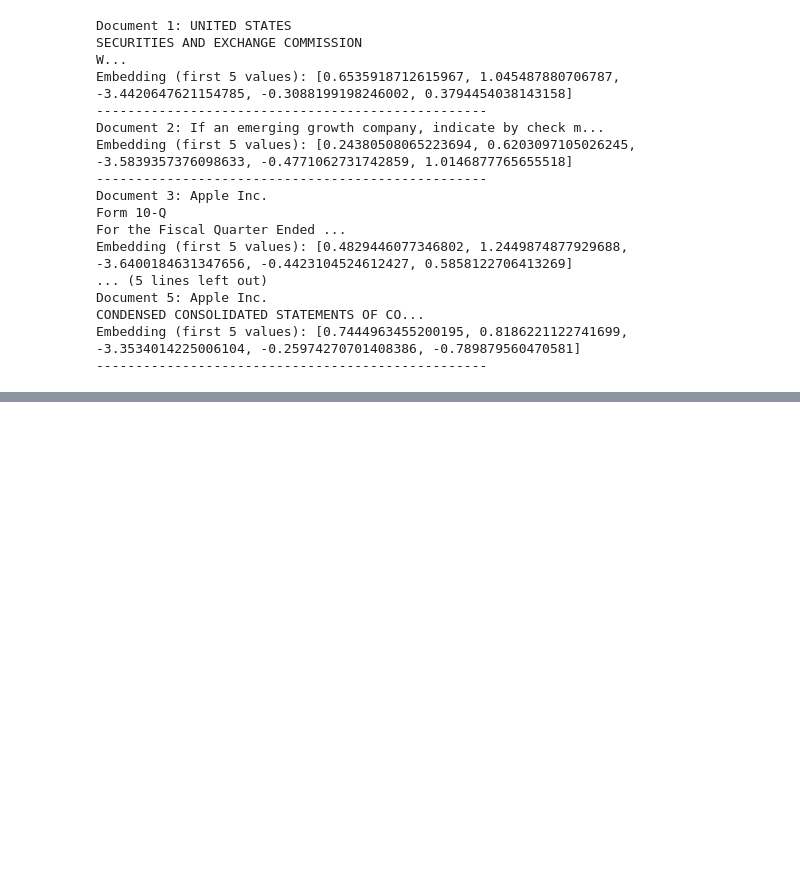
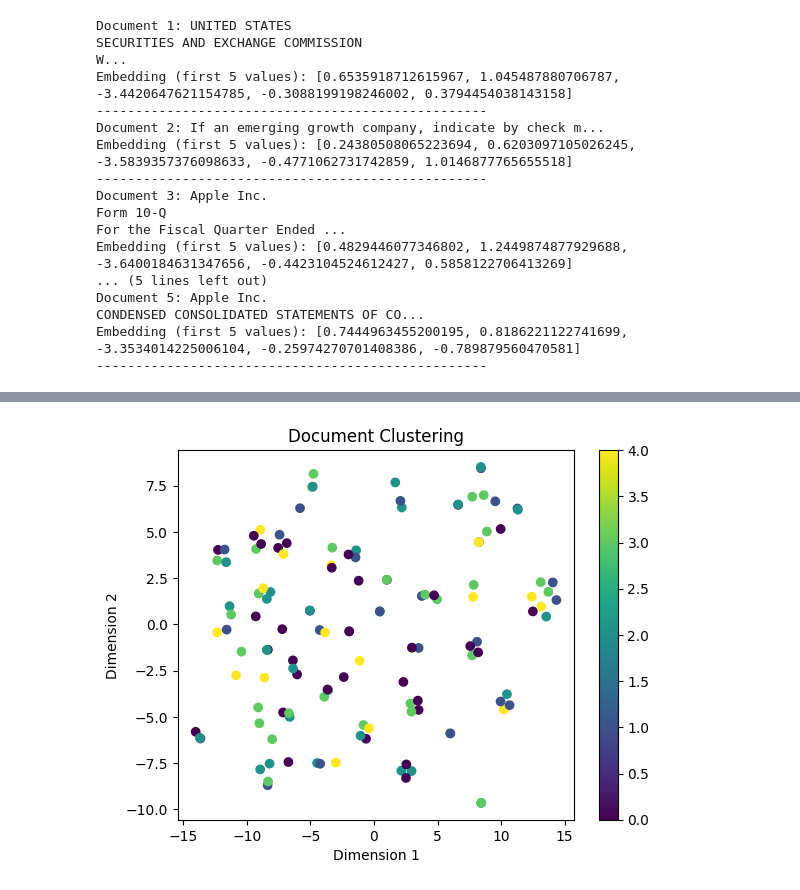
Before and after one commit to SMACAcademy/Mastering_LlamaIndex, a Jupyter notebook: Stages/2-Embeddings/ollama-embeddings.ipynb, the cells around one changed output, grey strips where cells are left out. Drawn from its saved outputs; the diff is of its cells as text; code cells hidden in the pictures; blank space fills up the shorter version.

```diff
--- a/Stages/2-Embeddings/ollama-embeddings.ipynb
+++ b/Stages/2-Embeddings/ollama-embeddings.ipynb
@@ -194,0 +236,23 @@ for doc_id, embedding in list(embedding_dict.items())[:5]:  # Limit to first 5
+# %%
+import numpy as np
+from sklearn.manifold import TSNE
+import matplotlib.pyplot as plt
+
+# Convert embeddings to a NumPy array
+myembeddings_array = np.array(myembeddings)
+
+# Visualize with t-SNE
+tsne = TSNE(n_components=2, random_state=42)
+reduced_embeddings = tsne.fit_transform(myembeddings_array)
+
+# Example labels for visualization (create labels based on your use case, if applicable)
+labels = np.random.randint(0, 5, size=len(myembeddings))  # Replace with your actual labels
+
+plt.scatter(reduced_embeddings[:, 0], reduced_embeddings[:, 1], c=labels, cmap='viridis')
+plt.colorbar()
+plt.title("Document Clustering")
+plt.xlabel("Dimension 1")
+plt.ylabel("Dimension 2")
+plt.show()
+# %% [output]
+[figure, added]
```
Also changed, not shown: parts of 4 cells of this notebook.
